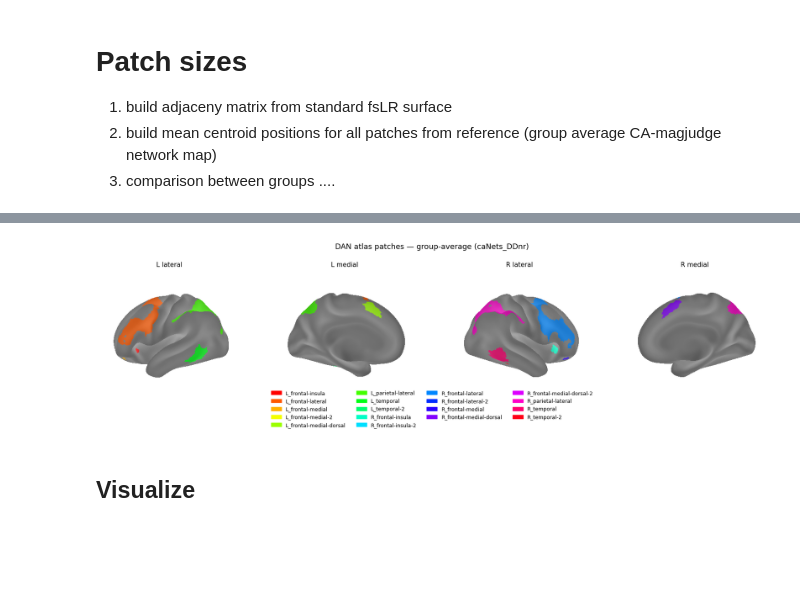
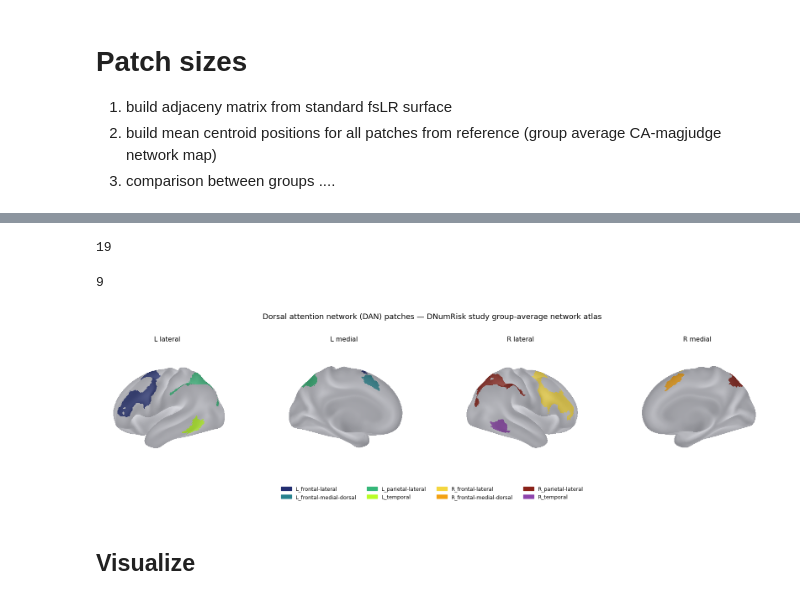
Before and after one commit to mrenke/parietal_patterns, a Jupyter notebook: nets_PFM/npc_net_ana.ipynb, the cells around one changed output, grey strips where cells are left out. Cells and saved outputs as stored; diff of their text form; code cells hidden in the pictures; blank space fills up the shorter version.

```diff
--- a/nets_PFM/npc_net_ana.ipynb
+++ b/nets_PFM/npc_net_ana.ipynb
@@ -275,16 +275,17 @@ for hemi, adj, coords, hemi_map in [
     for c in range(n_comp):
         verts    = net_verts[comp_labels == c]
         centroid = coords[verts].mean(axis=0)
+        verts_hemi = verts if hemi == 'L' else verts + len(atlas_map_L)
+        dan_patch_number = c + 1 if hemi == 'L' else c + 1 + n_comp_L
+        dan_patches_map[verts_hemi] = dan_patch_number
         atlas_ref_patches.append({
             'ref_patch': None,           # assigned below after sorting by size
             'hemi':      hemi,
             'n_verts':   len(verts),
             'centroid':  centroid,
             '_lobe':     centroid_to_lobe(centroid),
+            'patch_num': dan_patch_number,  # matches the value stored in dan_patches_map
         })
-        verts_hemi = verts if hemi == 'L' else verts + len(atlas_map_L)
-        dan_patch_number = c + 1 if hemi == 'L' else c + 1 + n_comp_L
-        dan_patches_map[verts_hemi] = dan_patch_number
 
 # Assign names: largest patch per (hemi, lobe) gets the clean name; smaller ones get -2, -3, ...
 from collections import defaultdict
@@ -468,71 +504,75 @@ sns.despine()
+# %%
+# colormap
+import matplotlib.colors as mcolors
+
+colors = [ "#C5C6CE",
+    "#0A1865", "#222E71", "#31688E", "#26828E", #  "#3E4989",
+    "#1F9E89", "#35B779", "#6CCE59", "#B4DE2C", "#FDE725",
+    "#F4D03F", "#F39C12", "#E67E22", "#D35400", "#C0392B",
+    "#A93226", "#8E44AD", "#461659", "#280336" #  "#6C3483",
+]
+cmap = mcolors.ListedColormap(colors)
+len(cmap.colors)  # 21 colors, first is gray for unassigned
+#cmap.set_bad(color='lightgray')
+# %% [output]
+19
+# %%
+# colormap
+import matplotlib.colors as mcolors
+
+colors = [ "#C5C6CE",
+    "#222E71", "#26828E",
+    "#35B779", "#B9FD25",
+    "#F4D63F", "#F3A112",
+    "#8A2219", "#8E44AD",
+]
+cmap = mcolors.ListedColormap(colors)
+len(cmap.colors)  # 21 colors, first is gray for unassigned
+#cmap.set_bad(color='lightgray')
+# %% [output]
+9
 # %%
-import matplotlib.patches as mpatches
-from matplotlib.colors import ListedColormap
-
-# ── Reconstruct dan_patch_number → ref_patch name mapping ─────────────────
-# atlas_ref_patches is ordered: all L components (c=0,1,...) then all R components
-_L_patches = [p for p in atlas_ref_patches if p['hemi'] == 'L']
-_R_patches = [p for p in atlas_ref_patches if p['hemi'] == 'R']
-_n_L = len(_L_patches)
-
-_dan_num_to_name = {}
-for c, p in enumerate(_L_patches):
-    _dan_num_to_name[c + 1] = p['ref_patch']
-for c, p in enumerate(_R_patches):
-    _dan_num_to_name[c + 1 + _n_L] = p['ref_patch']
-
-# ── Remap dan_patches_map to a 1-indexed label per unique patch name ───────
-_all_names = sorted(set(p['ref_patch'] for p in atlas_ref_patches))
-_name_to_idx = {n: i + 1 for i, n in enumerate(_all_names)}   # 0 = background
-
 color_map_patches = np.zeros(len(dan_patches_map), dtype=float)
 for num, name in _dan_num_to_name.items():
     color_map_patches[dan_patches_map == num] = _name_to_idx[name]
 
-_n = len(_all_names)
-_raw_colors = plt.cm.tab20(np.linspace(0, 1, _n))
-_cmap = ListedColormap([[0.15, 0.15, 0.15, 1.0]] + list(_raw_colors))
-
-_raw_colors = plt.cm.hsv(np.linspace(0, 1, _n))
-_cmap = ListedColormap([[0.5, 0.5, 0.5, 1.0]] + list(_raw_colors))
-_vmin, _vmax = -0.5, _n + 0.5   # each integer maps to the center of its color bin
 
 # ── 4-view surface plot ────────────────────────────────────────────────────
 _views = [
     ('L', str(fslr['inflated'].L), color_map_patches[:32492],  'left',  'lateral', str(fslr['sulc'].L)),
     ('L', str(fslr['inflated'].L), color_map_patches[:32492],  'left',  'medial',  str(fslr['sulc'].L)),
     ('R', str(fslr['inflated'].R), color_map_patches[32492:],  'right', 'lateral', str(fslr['sulc'].R)),
     ('R', str(fslr['inflated'].R), color_map_patches[32492:],  'right', 'medial',  str(fslr['sulc'].R)),
 ]
 
 fig, axes = plt.subplots(1, 4, subplot_kw={'projection': '3d'}, figsize=(17, 4))
 for ax, (hemi, surf, data, hemi_str, view, bg) in zip(axes, _views):
     plotting.plot_surf(
         surf, data,
         hemi=hemi_str, view=view,
-        cmap=_cmap,
+        cmap=cmap,
         vmin=_vmin, vmax=_vmax,
         avg_method='median',
         darkness=1.0,
         colorbar=False,
         bg_map=bg,
         bg_on_data=True,
         axes=ax,
     )
     ax.set_title(f'{hemi} {view}', fontsize=11, pad=2)
 
 # ── Legend ─────────────────────────────────────────────────────────────────
 _handles = [
-    mpatches.Patch(color=_raw_colors[i], label=name)
+    mpatches.Patch(color=cmap(i+1), label=name)
     for i, name in enumerate(_all_names)
 ]
 fig.legend(handles=_handles, loc='lower center', ncol=4,
            bbox_to_anchor=(0.5, -0.12), frameon=False, fontsize=9)
-plt.suptitle('DAN atlas patches — group-average (caNets_DDnr)', fontsize=13, y=1.02)
+plt.suptitle('Dorsal attention network (DAN) patches — DNumRisk study group-average network atlas', fontsize=13, y=1.02)
 plt.tight_layout()
-plt.show()
+plt.savefig(op.join(plot_folder, f'PFM_DANpatches_group_average_atlas-{ATLAS}.pdf'), bbox_inches='tight')
 # %% [output]
-[figure, old version]
+[figure, new version]
 # %% [markdown]
 ## Visualize
 # %%
```
Also changed, not shown: parts of 17 cells of this notebook, 5 other files.
